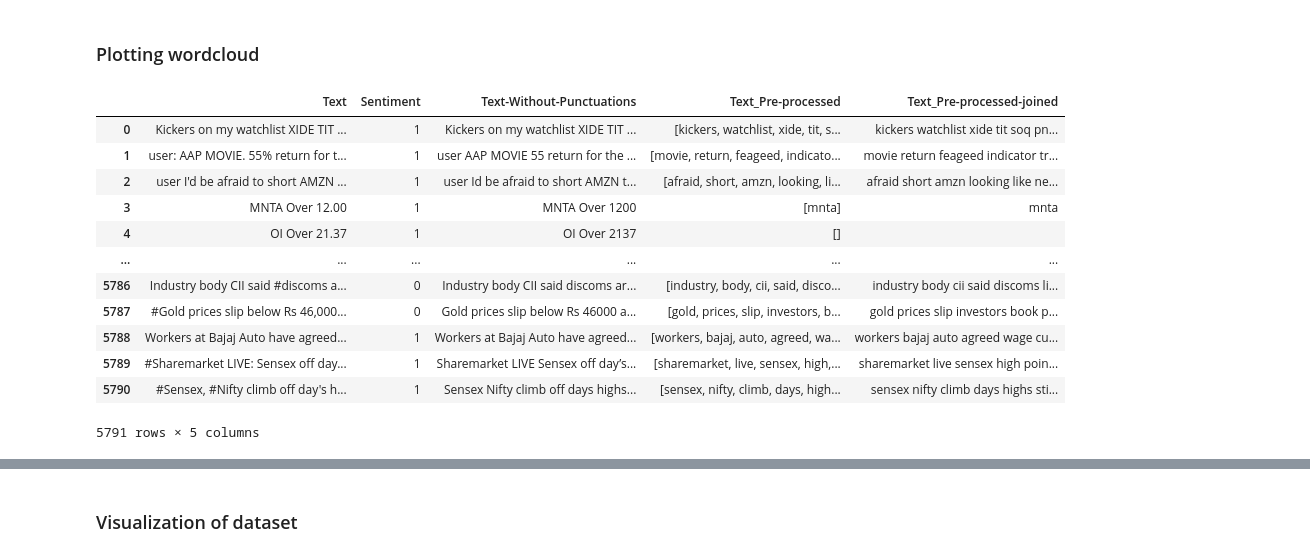
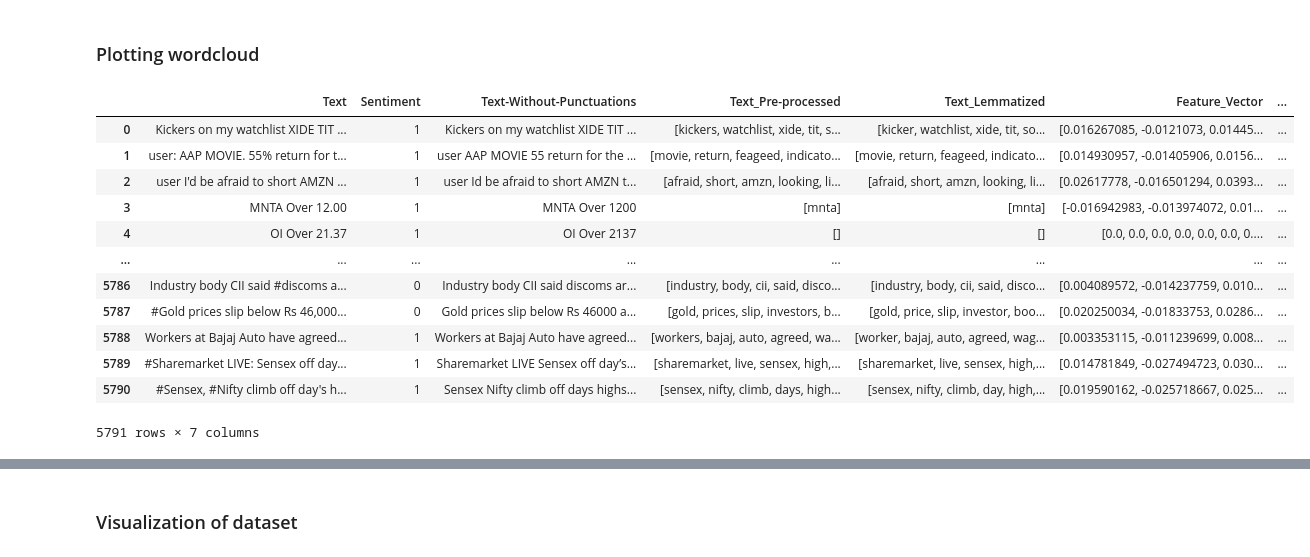
Before and after one commit to urmitmahida34/Stock_Tweet_Sentiment_Anlaysis, a Jupyter notebook: Stock_Sentiment_Analysis.ipynb, the cells around one changed output, grey strips where cells are left out. Cells and saved outputs as stored; diff of their text form; code cells hidden in the pictures.

```diff
--- a/Stock_Sentiment_Analysis.ipynb
+++ b/Stock_Sentiment_Analysis.ipynb
@@ -167,0 +216,11 @@ stock_sentiment_df
+# %%
+from gensim.models import Word2Vec
+
+# Prepare the corpus for training
+corpus = stock_sentiment_df['Text_Lemmatized'].tolist()
+
+# Train a Word2Vec model
+model = Word2Vec(sentences=corpus, vector_size=50, window=2, min_count=1, workers=4)
+
+# Display the vocabulary
+model.wv.key_to_index
@@ -167,0 +245,13 @@ stock_sentiment_df
+# %%
+# Compute cosine similarity between two words
+word1 = 'investor'
+word2 = 'money'
+similarity = model.wv.similarity(word1, word2)
+print(f"Cosine similarity between '{word1}' and '{word2}': {similarity}")
+
+# Find most similar words to a given word
+word = 'investor'
+similar_words = model.wv.most_similar(word, topn=10)
+print(f"Words most similar to '{word}':")
+for similar_word, score in similar_words:
+    print(f"{similar_word}: {score}")
@@ -167,0 +271,14 @@ stock_sentiment_df
+# %%
+import numpy as np
+
+# Function to create feature vectors by averaging word embeddings
+def average_word_vectors(words, model, vector_size):
+    valid_words = [word for word in words if word in model.wv]
+    if not valid_words:
+        return np.zeros(vector_size)
+    return np.mean([model.wv[word] for word in valid_words], axis=0)
+
+# Add a new column with the feature vectors
+vector_size = 50
+stock_sentiment_df['Feature_Vector'] = stock_sentiment_df['Text_Lemmatized'].apply(lambda x: average_word_vectors(x, model, vector_size))
+stock_sentiment_df
@@ -169,22 +356,22 @@ stock_sentiment_df
 ### Plotting wordcloud
 # %%
 # joining the preprocessed text into a string
-stock_sentiment_df['Text_Pre-processed-joined'] = stock_sentiment_df['Text_Pre-processed'].apply(lambda x: " ".join(x))
+stock_sentiment_df['Text_Lemmatized-joined'] = stock_sentiment_df['Text_Lemmatized'].apply(lambda x: " ".join(x))
 stock_sentiment_df
 # %% [output]
-|  | Text | Sentiment | Text-Without-Punctuations | Text_Pre-processed | Text_Pre-processed-joined |
-| 0 | Kickers on my watchlist XIDE TIT ... | 1 | Kickers on my watchlist XIDE TIT ... | [kickers, watchlist, xide, tit, s... | kickers watchlist xide tit soq pn... |
-| 1 | user: AAP MOVIE. 55% return for t... | 1 | user AAP MOVIE 55 return for the ... | [movie, return, feageed, indicato... | movie return feageed indicator tr... |
-| 2 | user I'd be afraid to short AMZN ... | 1 | user Id be afraid to short AMZN t... | [afraid, short, amzn, looking, li... | afraid short amzn looking like ne... |
-| 3 | MNTA Over 12.00 | 1 | MNTA Over 1200 | [mnta] | mnta |
-| 4 | OI Over 21.37 | 1 | OI Over 2137 | [] |  |
-| ... | ... | ... | ... | ... | ... |
-| 5786 | Industry body CII said #discoms a... | 0 | Industry body CII said discoms ar... | [industry, body, cii, said, disco... | industry body cii said discoms li... |
-| 5787 | #Gold prices slip below Rs 46,000... | 0 | Gold prices slip below Rs 46000 a... | [gold, prices, slip, investors, b... | gold prices slip investors book p... |
-| 5788 | Workers at Bajaj Auto have agreed... | 1 | Workers at Bajaj Auto have agreed... | [workers, bajaj, auto, agreed, wa... | workers bajaj auto agreed wage cu... |
-| 5789 | #Sharemarket LIVE: Sensex off day... | 1 | Sharemarket LIVE Sensex off day’s... | [sharemarket, live, sensex, high,... | sharemarket live sensex high poin... |
-| 5790 | #Sensex, #Nifty climb off day's h... | 1 | Sensex Nifty climb off days highs... | [sensex, nifty, climb, days, high... | sensex nifty climb days highs sti... |
+|  | Text | Sentiment | Text-Without-Punctuations | Text_Pre-processed | Text_Lemmatized | Feature_Vector | ... |
+| 0 | Kickers on my watchlist XIDE TIT ... | 1 | Kickers on my watchlist XIDE TIT ... | [kickers, watchlist, xide, tit, s... | [kicker, watchlist, xide, tit, so... | [0.016267085, -0.0121073, 0.01445... | ... |
+| 1 | user: AAP MOVIE. 55% return for t... | 1 | user AAP MOVIE 55 return for the ... | [movie, return, feageed, indicato... | [movie, return, feageed, indicato... | [0.014930957, -0.01405906, 0.0156... | ... |
+| 2 | user I'd be afraid to short AMZN ... | 1 | user Id be afraid to short AMZN t... | [afraid, short, amzn, looking, li... | [afraid, short, amzn, looking, li... | [0.02617778, -0.016501294, 0.0393... | ... |
+| 3 | MNTA Over 12.00 | 1 | MNTA Over 1200 | [mnta] | [mnta] | [-0.016942983, -0.013974072, 0.01... | ... |
+| 4 | OI Over 21.37 | 1 | OI Over 2137 | [] | [] | [0.0, 0.0, 0.0, 0.0, 0.0, 0.0, 0.... | ... |
+| ... | ... | ... | ... | ... | ... | ... | ... |
+| 5786 | Industry body CII said #discoms a... | 0 | Industry body CII said discoms ar... | [industry, body, cii, said, disco... | [industry, body, cii, said, disco... | [0.004089572, -0.014237759, 0.010... | ... |
+| 5787 | #Gold prices slip below Rs 46,000... | 0 | Gold prices slip below Rs 46000 a... | [gold, prices, slip, investors, b... | [gold, price, slip, investor, boo... | [0.020250034, -0.01833753, 0.0286... | ... |
+| 5788 | Workers at Bajaj Auto have agreed... | 1 | Workers at Bajaj Auto have agreed... | [workers, bajaj, auto, agreed, wa... | [worker, bajaj, auto, agreed, wag... | [0.003353115, -0.011239699, 0.008... | ... |
+| 5789 | #Sharemarket LIVE: Sensex off day... | 1 | Sharemarket LIVE Sensex off day’s... | [sharemarket, live, sensex, high,... | [sharemarket, live, sensex, high,... | [0.014781849, -0.027494723, 0.030... | ... |
+| 5790 | #Sensex, #Nifty climb off day's h... | 1 | Sensex Nifty climb off days highs... | [sensex, nifty, climb, days, high... | [sensex, nifty, climb, day, high,... | [0.019590162, -0.025718667, 0.025... | ... |
-5791 rows × 5 columns
+5791 rows × 7 columns
 # %%
 # Plot WORDCLOUD for sentiment class '1':
 plt.figure(figsize=(20,20))
```
Also changed, not shown: parts of 42 cells of this notebook.
